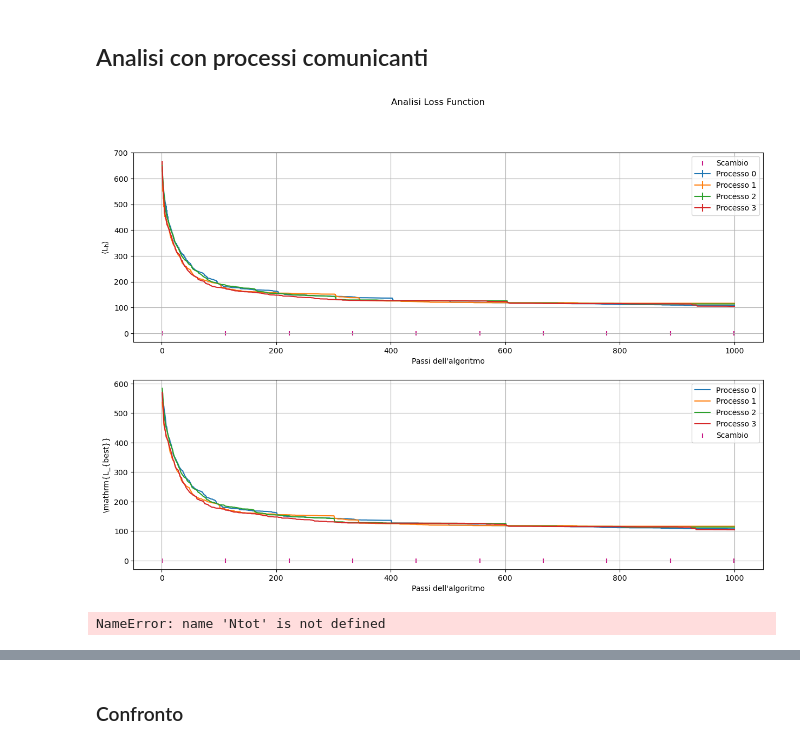
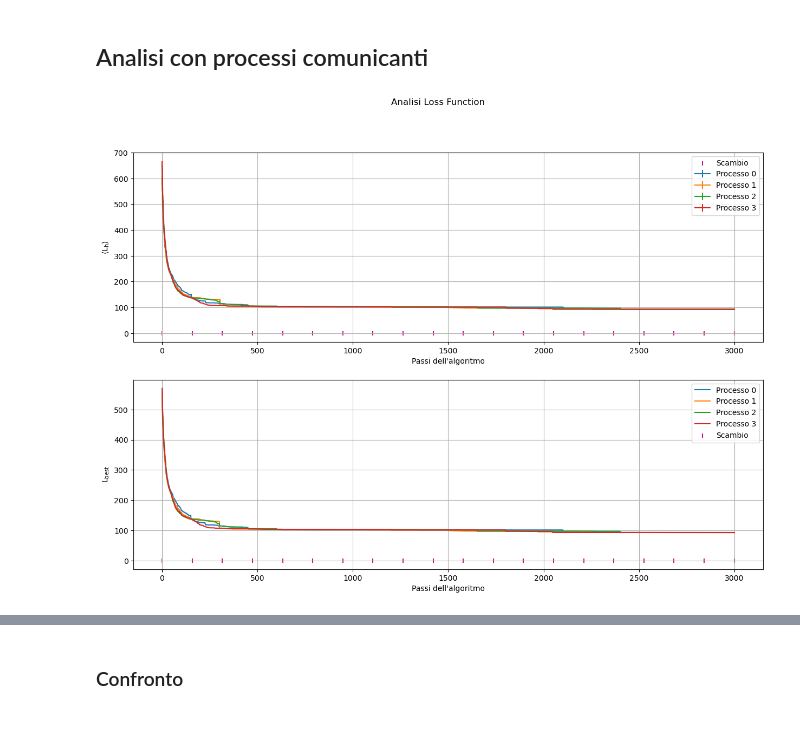
Before and after one commit to angela-bonato/LaboratorioSimulazioneNumerica, a Jupyter notebook: Es10/Esercitazione10.ipynb, the cells around one changed output, grey strips where cells are left out. Saved outputs shown, nothing was run; the diff lists cells and outputs as text; code cells hidden in the pictures.

```diff
--- a/Es10/Esercitazione10.ipynb
+++ b/Es10/Esercitazione10.ipynb
@@ -4,9 +4,9 @@ import numpy as np
 # %% [markdown]
 # Esercitazione 10
 # %%
-Nstep=1000  #numero di step
+Nstep=3000  #numero di step
 x=np.arange(Nstep)+1  #vettore delle ascisse dei punti plottati
-Nmigr=100
+Nmigr=150
 swap_x=np.linspace(1, Nstep-1, int(Nstep/Nmigr))
 swap_y=np.zeros(swap_x.size)
 # %% [markdown]
@@ -97,36 +97,35 @@ c_1_meanL, c_1_errorsL=np.loadtxt("Comunicanti/besthalfloss_1.dat", usecols=(0,
 c_2_bestL=np.loadtxt("Comunicanti/bestloss_2.dat",  unpack="true")
 c_2_meanL, c_2_errorsL=np.loadtxt("Comunicanti/besthalfloss_2.dat", usecols=(0, 1),  unpack="true")  #vettori delle ordinate dei punti plottati e delle barre d'errore
 
 c_3_bestL=np.loadtxt("Comunicanti/bestloss_3.dat",  unpack="true")
 c_3_meanL, c_3_errorsL=np.loadtxt("Comunicanti/besthalfloss_3.dat", usecols=(0, 1),  unpack="true")  #vettori delle ordinate dei punti plottati e delle barre d'errore
 
 clfig ,(clplt1, clplt2) = plt.subplots(2, 1, figsize=(15, 10))
 
 clplt1.errorbar(x, c_0_meanL, yerr=c_0_errorsL, label="Processo 0")
 clplt1.errorbar(x, c_1_meanL, yerr=c_1_errorsL, label="Processo 1")
 clplt1.errorbar(x, c_2_meanL, yerr=c_2_errorsL, label="Processo 2")
 clplt1.errorbar(x, c_3_meanL, yerr=c_3_errorsL, label="Processo 3")
 clplt1.scatter(swap_x, swap_y, color='mediumvioletred', label='Scambio', marker='|')
 clplt1.set_xlabel("Passi dell'algoritmo")
 clplt1.set_ylabel(r"$\left<\mathrm{L_h}\right>$")
 clplt1.legend()
 clplt1.grid(True)
 
 clplt2.plot(x, c_0_bestL, label="Processo 0")
 clplt2.plot(x, c_1_bestL, label="Processo 1")
 clplt2.plot(x, c_2_bestL, label="Processo 2")
 clplt2.plot(x, c_3_bestL, label="Processo 3")
 clplt2.scatter(swap_x, swap_y, color='mediumvioletred', label='Scambio', marker='|')
 clplt2.set_xlabel("Passi dell'algoritmo")
-clplt2.set_ylabel(r"\mathrm{L_{best}}")
+clplt2.set_ylabel(r"$\mathrm{L_{best}}$")
 clplt2.legend()
 clplt2.grid(True)
 
 clfig.suptitle("Analisi Loss Function")
 plt.show()
 # %% [output]
-[figure, old version]
+[figure, new version]
-NameError: name 'Ntot' is not defined
 # %%
 c_0_x, c_0_y=np.loadtxt("Comunicanti/bestpath_0.dat", usecols=(0, 1), unpack="true")
 c_1_x, c_1_y=np.loadtxt("Comunicanti/bestpath_1.dat", usecols=(0, 1), unpack="true")
```
Also changed, not shown: parts of 4 cells of this notebook, 25 other files.
